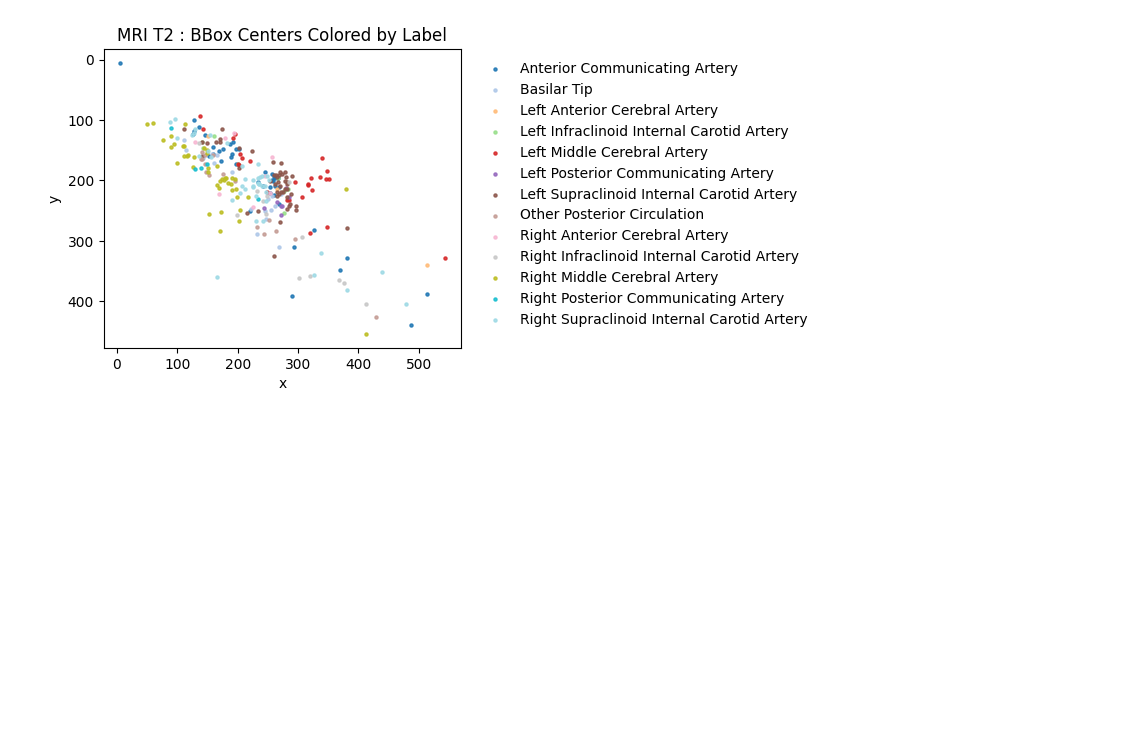
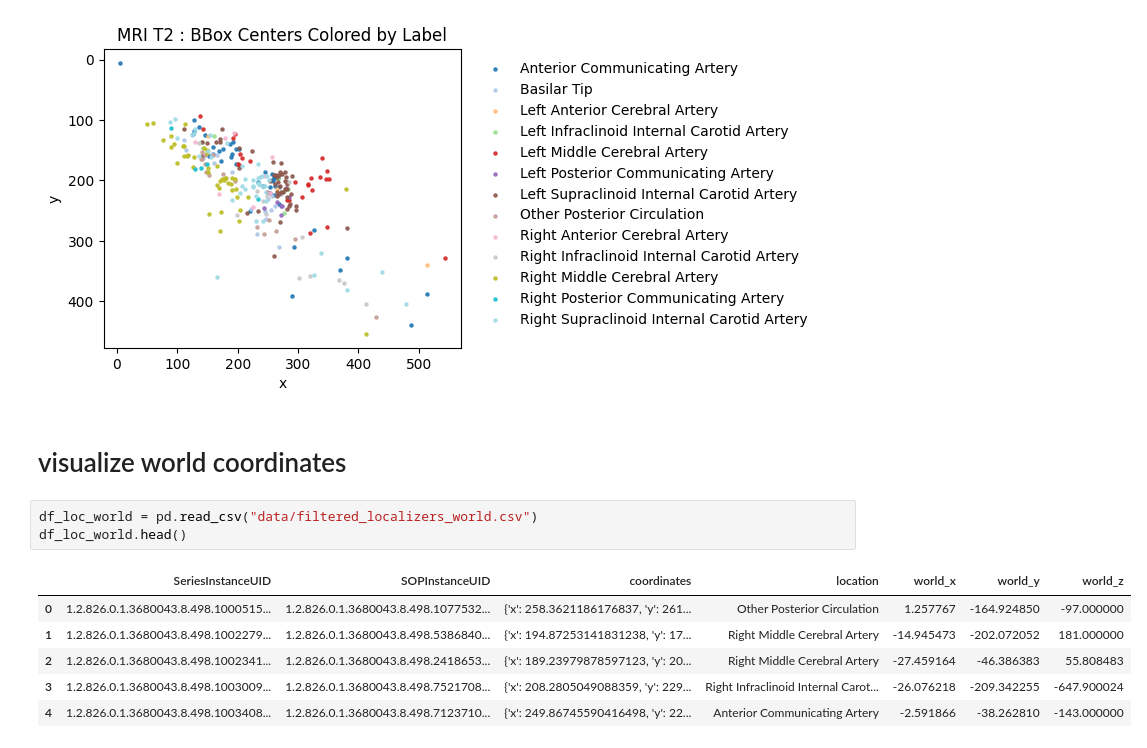
Before and after one commit to megan1811/aneurysm-detection, a Jupyter notebook: data-analysis.ipynb, the cells around one changed output. Cells and saved outputs as stored; diff of their text form; blank space fills up the shorter version.

```diff
--- a/data-analysis.ipynb
+++ b/data-analysis.ipynb
@@ -507,3 +507,15 @@ for mod in df_train_loc["Modality"].dropna().unique():
 [figure]
 ## Modality: MRI T2
 [figure]
+# %% [markdown]
+# visualize world coordinates
+# %%
+df_loc_world = pd.read_csv("data/filtered_localizers_world.csv")
+df_loc_world.head()
+# %% [output]
+|  | SeriesInstanceUID | SOPInstanceUID | coordinates | location | world_x | world_y | world_z |
+| 0 | 1.2.826.0.1.3680043.8.498.1000515... | 1.2.826.0.1.3680043.8.498.1077532... | {'x': 258.3621186176837, 'y': 261... | Other Posterior Circulation | 1.257767 | -164.924850 | -97.000000 |
+| 1 | 1.2.826.0.1.3680043.8.498.1002279... | 1.2.826.0.1.3680043.8.498.5386840... | {'x': 194.87253141831238, 'y': 17... | Right Middle Cerebral Artery | -14.945473 | -202.072052 | 181.000000 |
+| 2 | 1.2.826.0.1.3680043.8.498.1002341... | 1.2.826.0.1.3680043.8.498.2418653... | {'x': 189.23979878597123, 'y': 20... | Right Middle Cerebral Artery | -27.459164 | -46.386383 | 55.808483 |
+| 3 | 1.2.826.0.1.3680043.8.498.1003009... | 1.2.826.0.1.3680043.8.498.7521708... | {'x': 208.2805049088359, 'y': 229... | Right Infraclinoid Internal Carot... | -26.076218 | -209.342255 | -647.900024 |
+| 4 | 1.2.826.0.1.3680043.8.498.1003408... | 1.2.826.0.1.3680043.8.498.7123710... | {'x': 249.86745590416498, 'y': 22... | Anterior Communicating Artery | -2.591866 | -38.262810 | -143.000000 |
```
Also changed, not shown: parts of 1 cell of this notebook, 2 other files.
